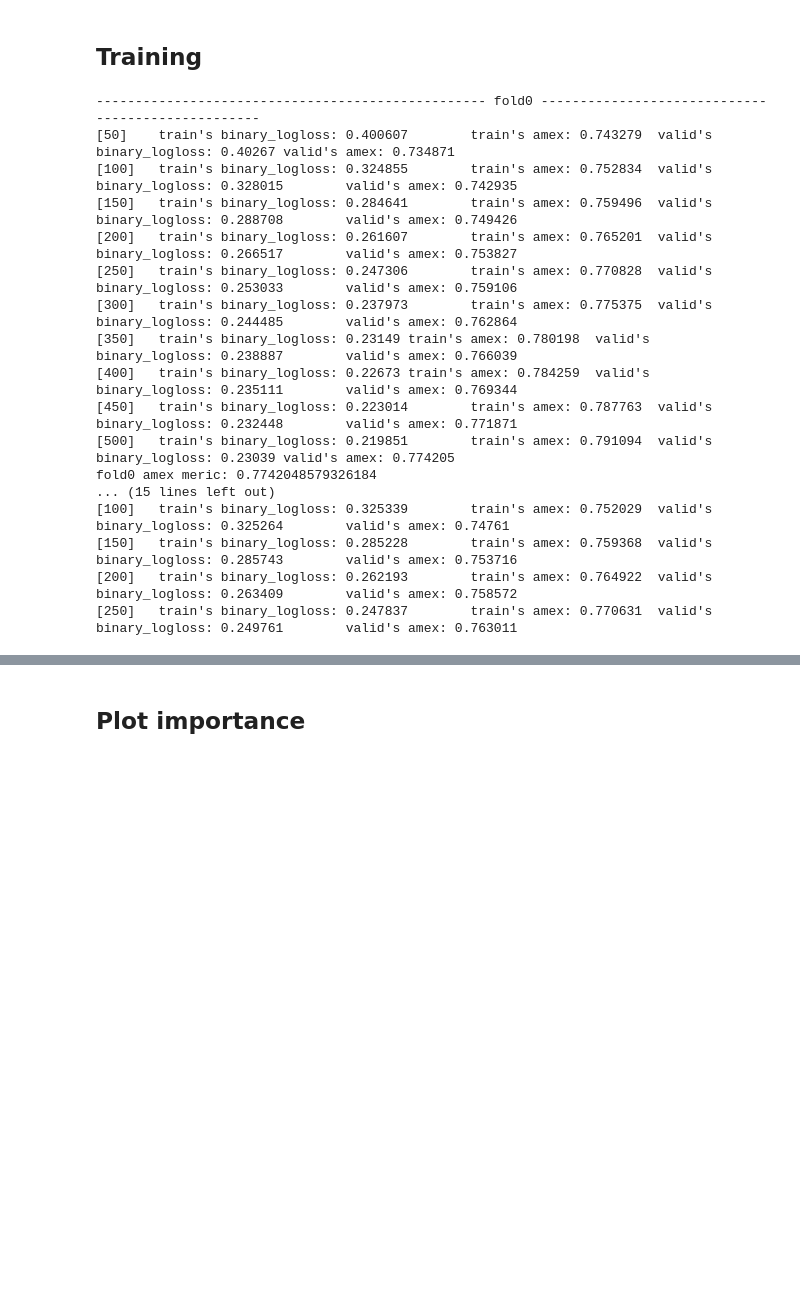
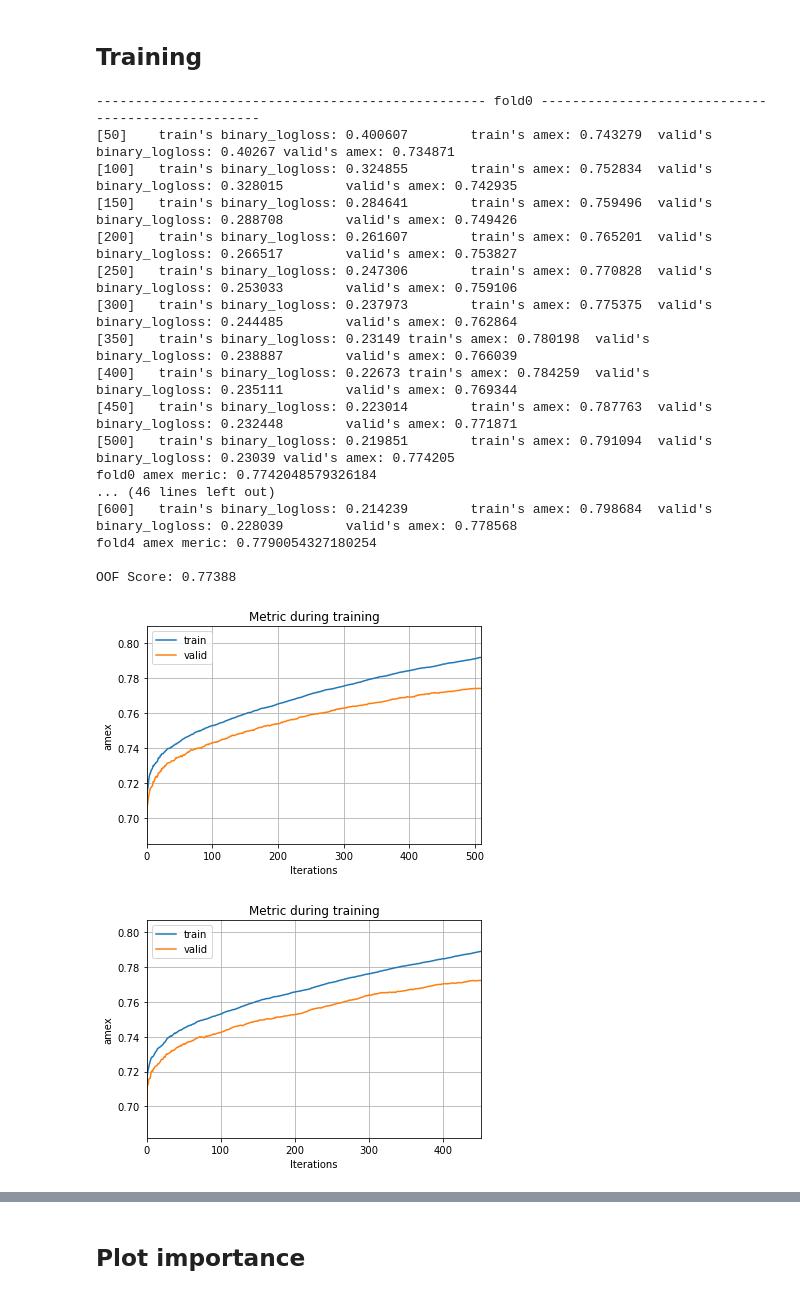
Before and after one commit to meltyyyyy/kaggle-amex, a Jupyter notebook: Notebooks/EDAs/Agg/EmbededLasso.ipynb, the cells around one changed output, grey strips where cells are left out. Cells and saved outputs as stored; diff of their text form; code cells hidden in the pictures; blank space fills up the shorter version.

```diff
--- a/Notebooks/EDAs/Agg/EmbededLasso.ipynb
+++ b/Notebooks/EDAs/Agg/EmbededLasso.ipynb
@@ -1,6 +1,6 @@
 # %%
 class Config:
-    name = "EDA/Agg-EmbededLasso"
+    name = "EDAs/Agg/EmbededLasso"
 
     n_splits = 5
     seed = 2022
@@ -287,26 +288,30 @@ def inference_lgbm(models, X):
 # %%
 lgb_params = {"learning_rate": 0.01,
               'num_leaves': 127,
               'min_child_samples': 2400}
 
-models = fit_lgbm(train[selected_features], train[Config.target], params=lgb_params)
+with open(f'{EXP_MODEL}/selected_features.txt', 'rb') as rf:
+    features = pickle.load(rf)
+models = fit_lgbm(train[features], train[Config.target], params=lgb_params)
 # models = [joblib.load(f'{EXP_MODEL}/lgbm_fold{i}.pkl') for i in range(Config.n_splits)]
-pred = inference_lgbm(models, test[selected_features])
+pred = inference_lgbm(models, test[features])
 # %% [output]
 -------------------------------------------------- fold0 --------------------------------------------------
 [50]    train's binary_logloss: 0.400607        train's amex: 0.743279  valid's binary_logloss: 0.40267 valid's amex: 0.734871
 [100]   train's binary_logloss: 0.324855        train's amex: 0.752834  valid's binary_logloss: 0.328015        valid's amex: 0.742935
 [150]   train's binary_logloss: 0.284641        train's amex: 0.759496  valid's binary_logloss: 0.288708        valid's amex: 0.749426
 [200]   train's binary_logloss: 0.261607        train's amex: 0.765201  valid's binary_logloss: 0.266517        valid's amex: 0.753827
 [250]   train's binary_logloss: 0.247306        train's amex: 0.770828  valid's binary_logloss: 0.253033        valid's amex: 0.759106
 [300]   train's binary_logloss: 0.237973        train's amex: 0.775375  valid's binary_logloss: 0.244485        valid's amex: 0.762864
 [350]   train's binary_logloss: 0.23149 train's amex: 0.780198  valid's binary_logloss: 0.238887        valid's amex: 0.766039
 [400]   train's binary_logloss: 0.22673 train's amex: 0.784259  valid's binary_logloss: 0.235111        valid's amex: 0.769344
 [450]   train's binary_logloss: 0.223014        train's amex: 0.787763  valid's binary_logloss: 0.232448        valid's amex: 0.771871
 [500]   train's binary_logloss: 0.219851        train's amex: 0.791094  valid's binary_logloss: 0.23039 valid's amex: 0.774205
 fold0 amex meric: 0.7742048579326184
-... (15 lines left out)
-[100]   train's binary_logloss: 0.325339        train's amex: 0.752029  valid's binary_logloss: 0.325264        valid's amex: 0.74761
-[150]   train's binary_logloss: 0.285228        train's amex: 0.759368  valid's binary_logloss: 0.285743        valid's amex: 0.753716
-[200]   train's binary_logloss: 0.262193        train's amex: 0.764922  valid's binary_logloss: 0.263409        valid's amex: 0.758572
-[250]   train's binary_logloss: 0.247837        train's amex: 0.770631  valid's binary_logloss: 0.249761        valid's amex: 0.763011
+... (46 lines left out)
+[600]   train's binary_logloss: 0.214239        train's amex: 0.798684  valid's binary_logloss: 0.228039        valid's amex: 0.778568
+fold4 amex meric: 0.7790054327180254
+
+OOF Score: 0.77388
+[figure, added]
+[figure, added]
```
Also changed, not shown: parts of 3 cells of this notebook, 5 other files.
